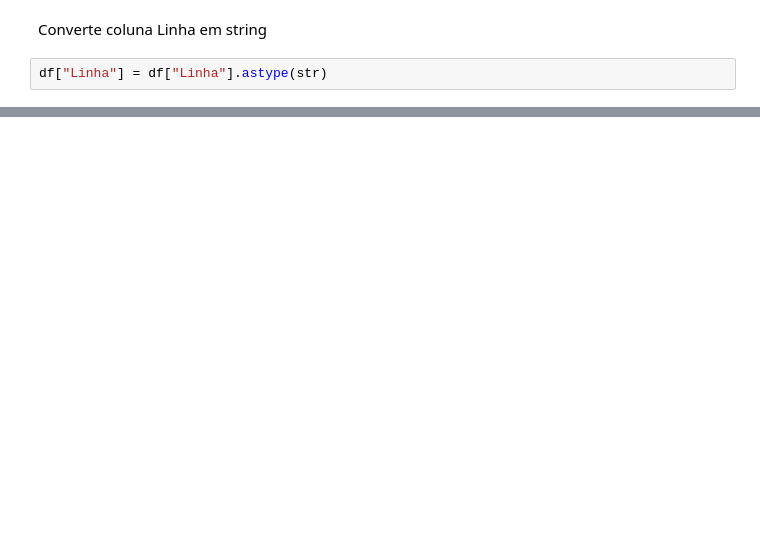
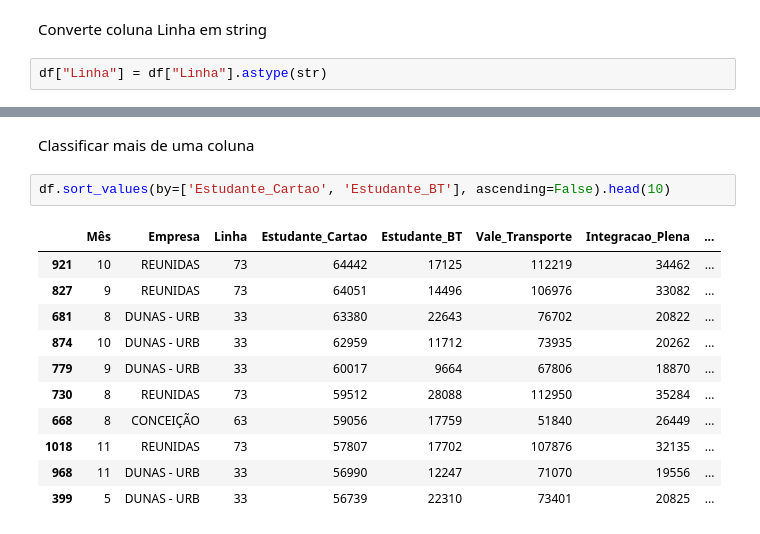
Before and after one commit to georgemaia/dadosabertos, a Jupyter notebook: mobilidade/rn-natal/Bilhetagem_Eletrônica-2018-Analitico.ipynb, the cells around one changed output, grey strips where cells are left out. Drawn from its saved outputs; the diff is of its cells as text; blank space fills up the shorter version.

```diff
--- a/mobilidade/rn-natal/Bilhetagem_Eletrônica-2018-Analitico.ipynb
+++ b/mobilidade/rn-natal/Bilhetagem_Eletrônica-2018-Analitico.ipynb
@@ -278,0 +314,16 @@ df["Linha"] = df["Linha"].astype(str)
+# %% [markdown]
+Classificar mais de uma coluna
+# %%
+df.sort_values(by=['Estudante_Cartao', 'Estudante_BT'], ascending=False).head(10)
+# %% [output]
+|  | Mês | Empresa | Linha | Estudante_Cartao | Estudante_BT | Vale_Transporte | Integracao_Plena | ... |
+| 921 | 10 | REUNIDAS | 73 | 64442 | 17125 | 112219 | 34462 | ... |
+| 827 | 9 | REUNIDAS | 73 | 64051 | 14496 | 106976 | 33082 | ... |
+| 681 | 8 | DUNAS - URB | 33 | 63380 | 22643 | 76702 | 20822 | ... |
+| 874 | 10 | DUNAS - URB | 33 | 62959 | 11712 | 73935 | 20262 | ... |
+| 779 | 9 | DUNAS - URB | 33 | 60017 | 9664 | 67806 | 18870 | ... |
+| 730 | 8 | REUNIDAS | 73 | 59512 | 28088 | 112950 | 35284 | ... |
+| 668 | 8 | CONCEIÇÃO | 63 | 59056 | 17759 | 51840 | 26449 | ... |
+| 1018 | 11 | REUNIDAS | 73 | 57807 | 17702 | 107876 | 32135 | ... |
+| 968 | 11 | DUNAS - URB | 33 | 56990 | 12247 | 71070 | 19556 | ... |
+| 399 | 5 | DUNAS - URB | 33 | 56739 | 22310 | 73401 | 20825 | ... |
```
Also changed, not shown: parts of 9 cells of this notebook, 1 other file.
